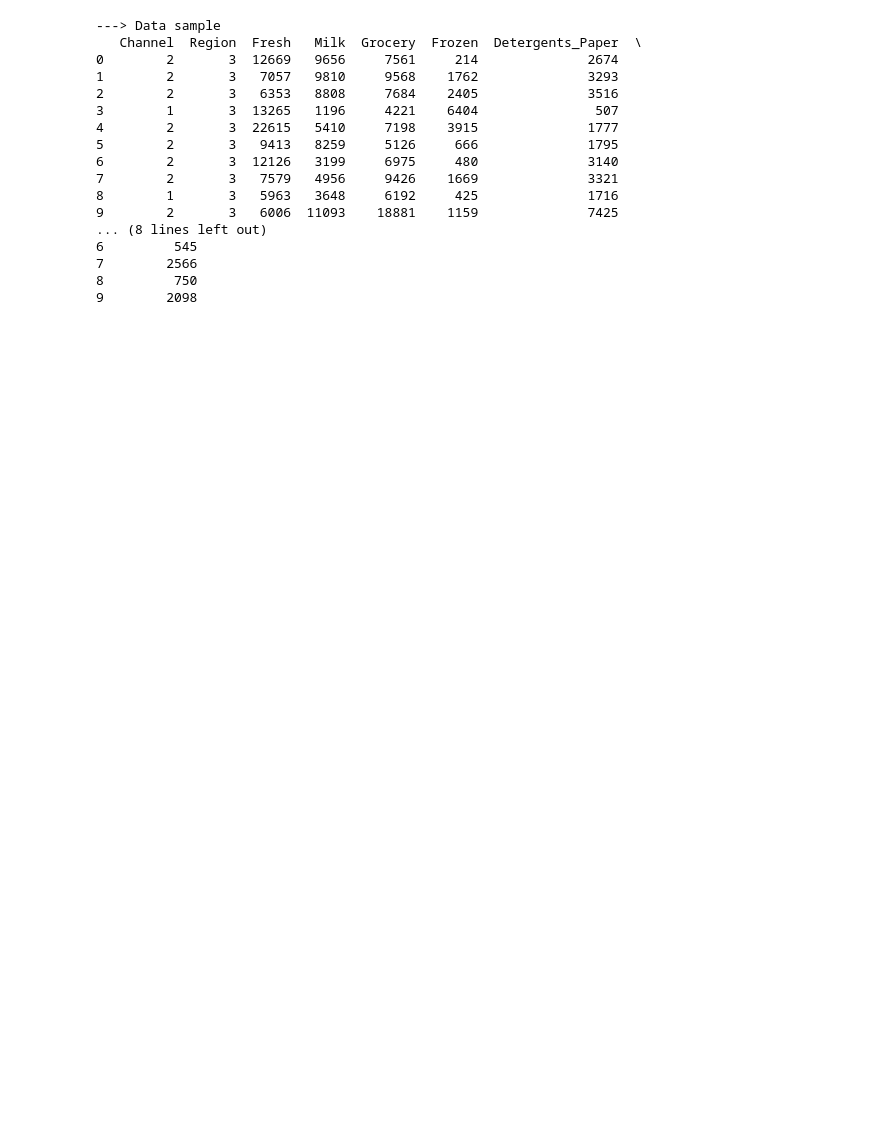
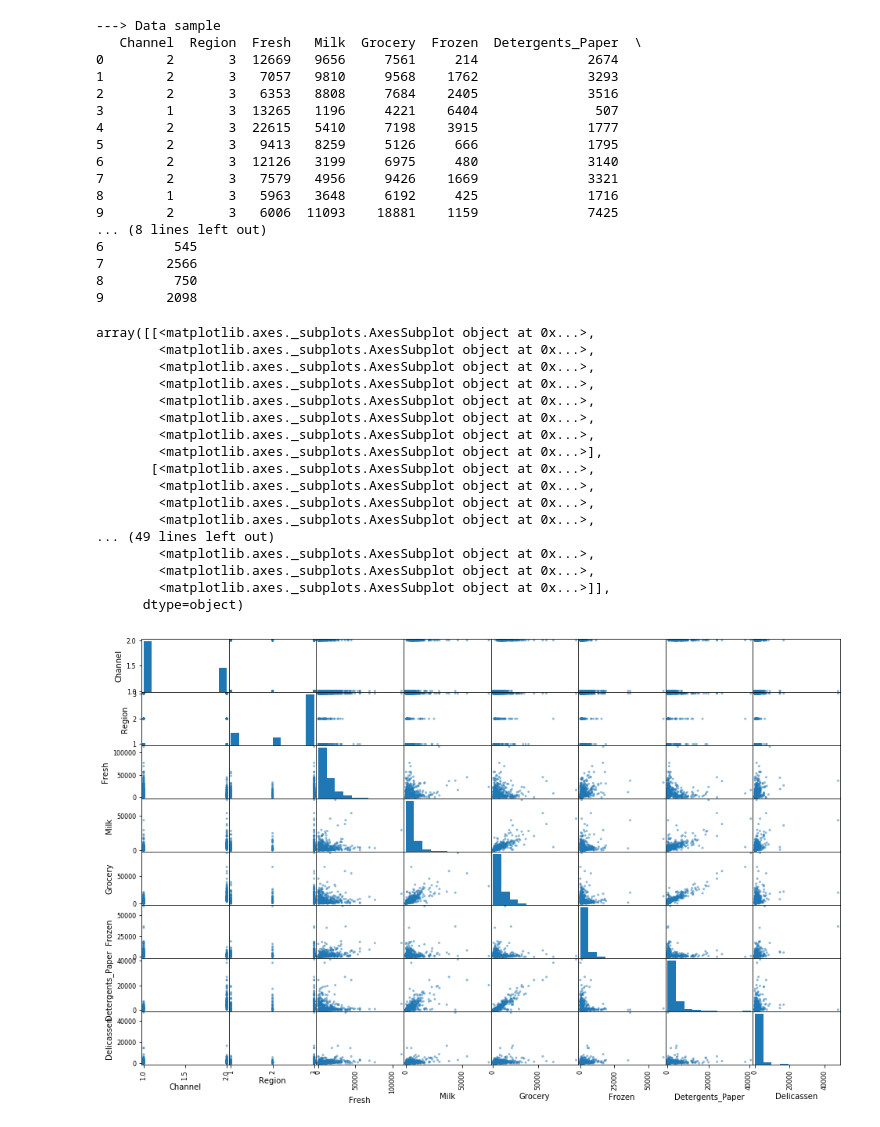
Before and after one commit to mbdebian/ml-playground, a Jupyter notebook: pmachine_learning_in_7_days/customer_segmentation.ipynb, the cells around one changed output. Cells and saved outputs as stored; diff of their text form; code cells hidden in the pictures; blank space fills up the shorter version.

Commit message:
scatter plot!

```diff
--- a/pmachine_learning_in_7_days/customer_segmentation.ipynb
+++ b/pmachine_learning_in_7_days/customer_segmentation.ipynb
@@ -47,3 +47,25 @@ print("---> Data sample\n{}".format(data[:10]))
 7        2566
 8         750
 9        2098
+# %%
+# Scatter plot of all the features, this is still black magic for me...
+pd.plotting.scatter_matrix(data, figsize = (16, 10))
+# %% [output]
+array([[<matplotlib.axes._subplots.AxesSubplot object at 0x...>,
+        <matplotlib.axes._subplots.AxesSubplot object at 0x...>,
+        <matplotlib.axes._subplots.AxesSubplot object at 0x...>,
+        <matplotlib.axes._subplots.AxesSubplot object at 0x...>,
+        <matplotlib.axes._subplots.AxesSubplot object at 0x...>,
+        <matplotlib.axes._subplots.AxesSubplot object at 0x...>,
+        <matplotlib.axes._subplots.AxesSubplot object at 0x...>,
+        <matplotlib.axes._subplots.AxesSubplot object at 0x...>],
+       [<matplotlib.axes._subplots.AxesSubplot object at 0x...>,
+        <matplotlib.axes._subplots.AxesSubplot object at 0x...>,
+        <matplotlib.axes._subplots.AxesSubplot object at 0x...>,
+        <matplotlib.axes._subplots.AxesSubplot object at 0x...>,
+... (49 lines left out)
+        <matplotlib.axes._subplots.AxesSubplot object at 0x...>,
+        <matplotlib.axes._subplots.AxesSubplot object at 0x...>,
+        <matplotlib.axes._subplots.AxesSubplot object at 0x...>]],
+      dtype=object)
+[figure, added]
```
